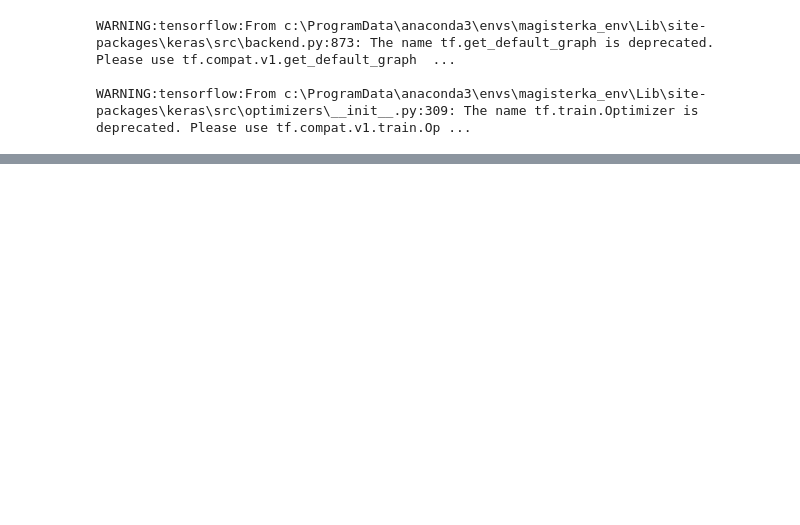
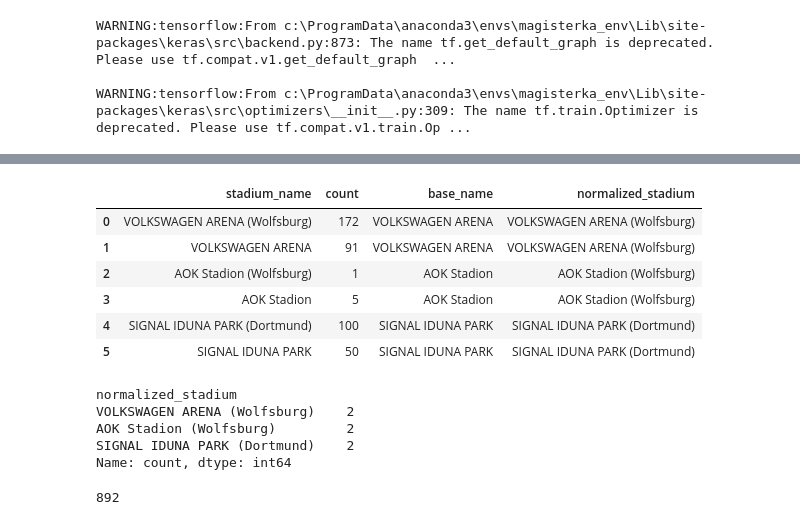
Before and after one commit to lukaszlewickii/football_games_predictor, a Jupyter notebook: eda.ipynb, the cells around one changed output, grey strips where cells are left out. Drawn from its saved outputs; the diff is of its cells as text; code cells hidden in the pictures; blank space fills up the shorter version.

```diff
--- a/eda.ipynb
+++ b/eda.ipynb
@@ -501,0 +656,15 @@ Epoch 50/50
+# %%
+df = {
+    'stadium_name': [
+        'VOLKSWAGEN ARENA (Wolfsburg)',
+        'VOLKSWAGEN ARENA',
+        'AOK Stadion (Wolfsburg)',
+        'AOK Stadion',
+        'SIGNAL IDUNA PARK (Dortmund)',
+        'SIGNAL IDUNA PARK'
+    ],
+    'count': [172, 91, 1, 5, 100, 50]
+}
+
+
+df = pd.DataFrame(df)
@@ -501,0 +681,33 @@ Epoch 50/50
+# %%
+# Wyodrębnienie nazw stadionów bez miasta
+df['base_name'] = df['stadium_name'].str.replace(r" \(.*\)$", "", regex=True)
+
+# Tworzenie mapy nazw z najczęściej występującym miastem w nawiasie dla każdego stadionu
+city_map = df[df['stadium_name'].str.contains(r"\(.*\)")].copy()
+city_map['city'] = city_map['stadium_name'].str.extract(r"\((.*?)\)")[0]
+city_map = city_map.groupby('base_name')['city'].agg(pd.Series.mode).to_dict()
+
+# Uzupełnianie miast dla nazw stadionów bez nawiasów
+df['normalized_stadium'] = df.apply(lambda row: f"{row['base_name']} ({city_map.get(row['base_name'], 'Unknown')})" if '(' not in row['stadium_name'] else row['stadium_name'], axis=1)
+# %%
+df
+# %% [output]
+|  | stadium_name | count | base_name | normalized_stadium |
+| 0 | VOLKSWAGEN ARENA (Wolfsburg) | 172 | VOLKSWAGEN ARENA | VOLKSWAGEN ARENA (Wolfsburg) |
+| 1 | VOLKSWAGEN ARENA | 91 | VOLKSWAGEN ARENA | VOLKSWAGEN ARENA (Wolfsburg) |
+| 2 | AOK Stadion (Wolfsburg) | 1 | AOK Stadion | AOK Stadion (Wolfsburg) |
+| 3 | AOK Stadion | 5 | AOK Stadion | AOK Stadion (Wolfsburg) |
+| 4 | SIGNAL IDUNA PARK (Dortmund) | 100 | SIGNAL IDUNA PARK | SIGNAL IDUNA PARK (Dortmund) |
+| 5 | SIGNAL IDUNA PARK | 50 | SIGNAL IDUNA PARK | SIGNAL IDUNA PARK (Dortmund) |
+# %%
+df['normalized_stadium'].value_counts()
+# %% [output]
+normalized_stadium
+VOLKSWAGEN ARENA (Wolfsburg)    2
+AOK Stadion (Wolfsburg)         2
+SIGNAL IDUNA PARK (Dortmund)    2
+Name: count, dtype: int64
+# %%
+data['home_team_name'].nunique()
+# %% [output]
+892
```
Also changed, not shown: parts of 24 cells of this notebook.
